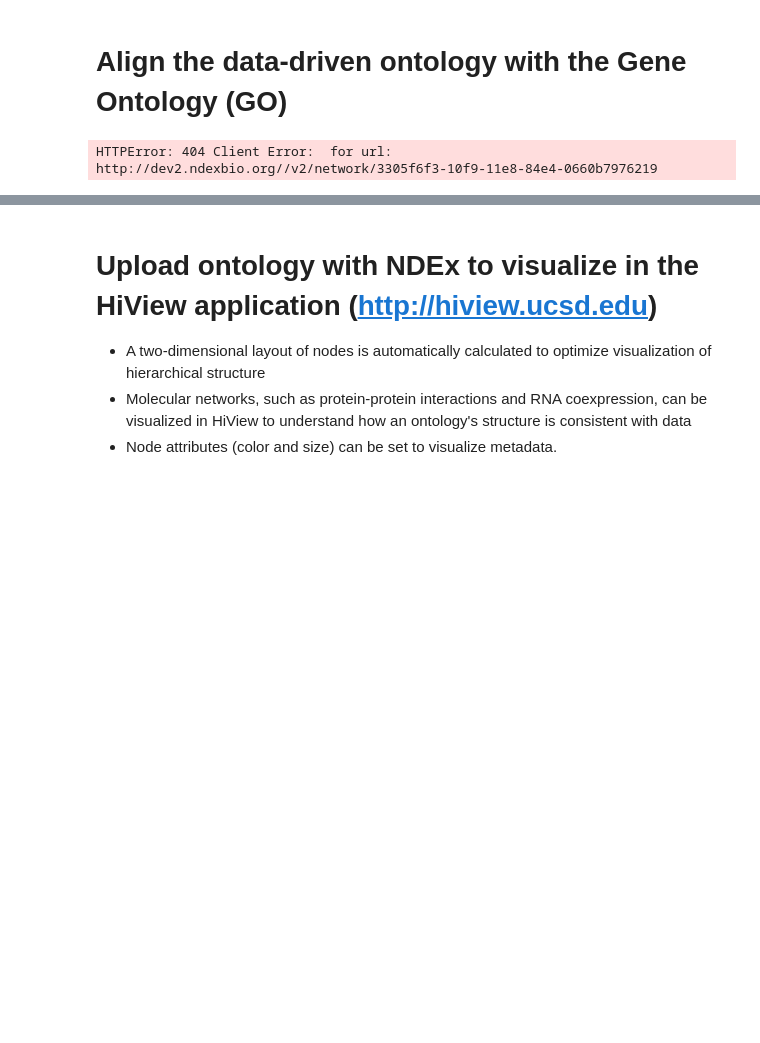
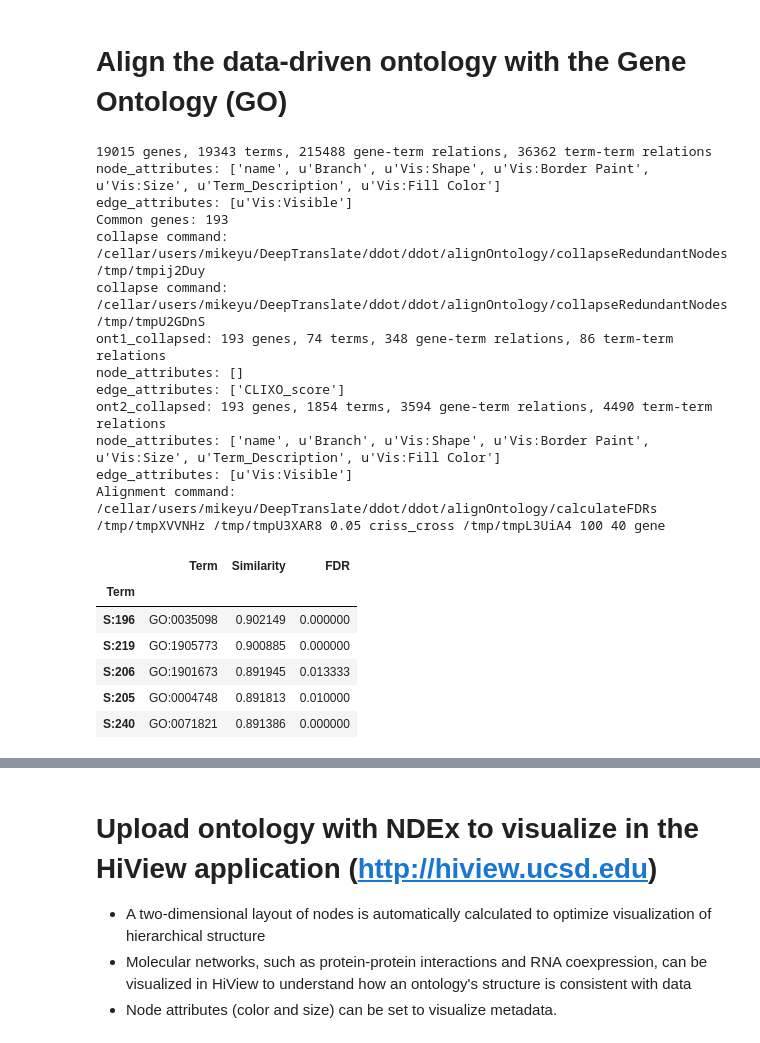
Before and after one commit to michaelkyu/ddot, a Jupyter notebook: examples/Data_driven_gene_ontologies_for_diseases.ipynb, the cells around one changed output, grey strips where cells are left out. Cells and saved outputs as stored; diff of their text form; code cells hidden in the pictures; blank space fills up the shorter version.

```diff
--- a/examples/Data_driven_gene_ontologies_for_diseases.ipynb
+++ b/examples/Data_driven_gene_ontologies_for_diseases.ipynb
@@ -115,15 +115,34 @@ edge_attributes: ['CLIXO_score']
 # %%
 # Read Gene Ontology from NDEx. This version has been pre-processed to contain a non-redundant set of GO terms and connections that are relevant to human genes (see Get_Gene_Ontology.ipynb)
 go_human = Ontology.from_ndex(ddot.config.GO_HUMAN_URL)
 print(go_human)
 
 # Align ontologies
 alignment = ont.align(go_human,
                       iterations=100,
                       threads=40,
-                      update_self=['Term_Description', 'Size'],
+                      update_self=['Term_Description'],
                       align_label='Term_Description',
                       verbose=True)
 alignment.head()
 # %% [output]
-HTTPError: 404 Client Error:  for url: http://dev2.ndexbio.org//v2/network/3305f6f3-10f9-11e8-84e4-0660b7976219
+19015 genes, 19343 terms, 215488 gene-term relations, 36362 term-term relations
+node_attributes: ['name', u'Branch', u'Vis:Shape', u'Vis:Border Paint', u'Vis:Size', u'Term_Description', u'Vis:Fill Color']
+edge_attributes: [u'Vis:Visible']
+Common genes: 193
+collapse command: /cellar/users/mikeyu/DeepTranslate/ddot/ddot/alignOntology/collapseRedundantNodes /tmp/tmpij2Duy
+collapse command: /cellar/users/mikeyu/DeepTranslate/ddot/ddot/alignOntology/collapseRedundantNodes /tmp/tmpU2GDnS
+ont1_collapsed: 193 genes, 74 terms, 348 gene-term relations, 86 term-term relations
+node_attributes: []
+edge_attributes: ['CLIXO_score']
+ont2_collapsed: 193 genes, 1854 terms, 3594 gene-term relations, 4490 term-term relations
+node_attributes: ['name', u'Branch', u'Vis:Shape', u'Vis:Border Paint', u'Vis:Size', u'Term_Description', u'Vis:Fill Color']
+edge_attributes: [u'Vis:Visible']
+Alignment command: /cellar/users/mikeyu/DeepTranslate/ddot/ddot/alignOntology/calculateFDRs /tmp/tmpXVVNHz /tmp/tmpU3XAR8 0.05 criss_cross /tmp/tmpL3UiA4 100 40 gene
+|  | Term | Similarity | FDR |
+| Term |  |  |  |
+| S:196 | GO:0035098 | 0.902149 | 0.000000 |
+| S:219 | GO:1905773 | 0.900885 | 0.000000 |
+| S:206 | GO:1901673 | 0.891945 | 0.013333 |
+| S:205 | GO:0004748 | 0.891813 | 0.010000 |
+| S:240 | GO:0071821 | 0.891386 | 0.000000 |
```
Also changed, not shown: parts of 5 cells of this notebook, 3 other files.
